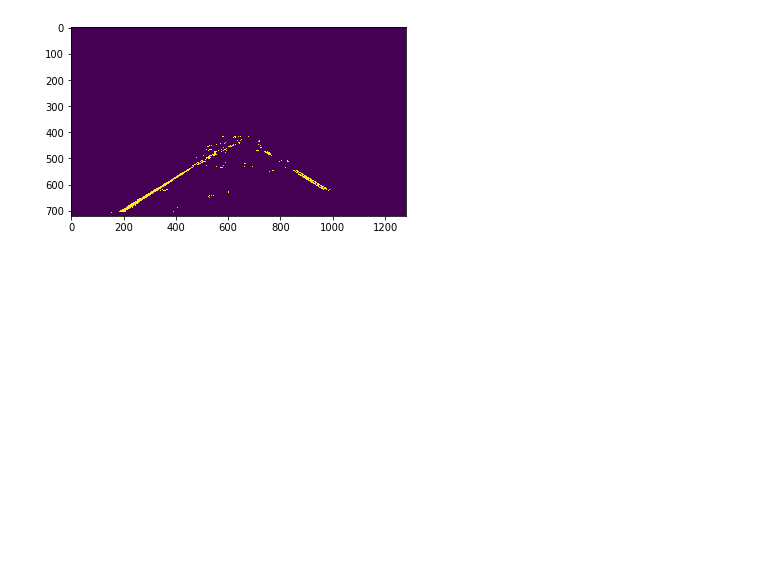
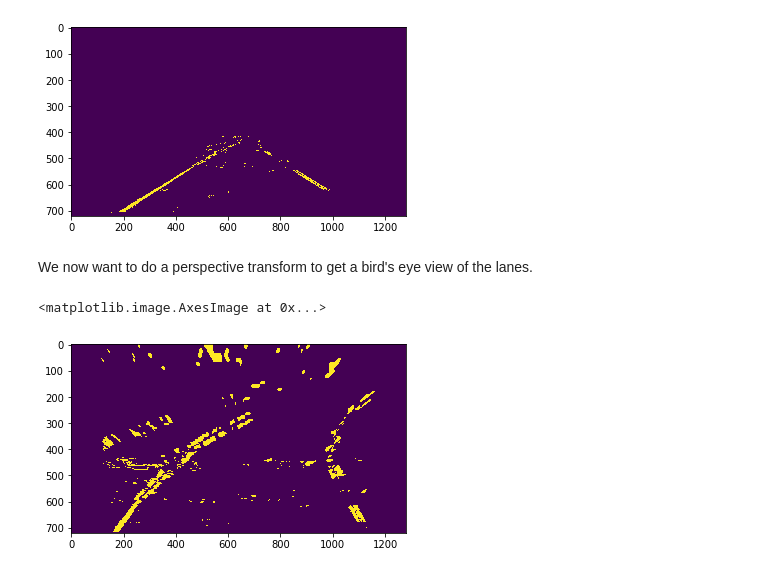
Before and after one commit to joaospinto/CarND-Advanced-Lane-Lines, a Jupyter notebook: Advanced Lane Lines (JSP).ipynb, the cells around one changed output. Drawn from its saved outputs; the diff is of its cells as text; code cells hidden in the pictures; blank space fills up the shorter version.

Commit message:
Added birds eye view.

```diff
--- a/Advanced Lane Lines (JSP).ipynb
+++ b/Advanced Lane Lines (JSP).ipynb
@@ -247,3 +247,18 @@ plt.imshow(ExtractLaneLines(undistorted_img))
 # %% [output]
 <matplotlib.image.AxesImage at 0x...>
 [figure]
+# %% [markdown]
+We now want to do a perspective transform to get a bird's eye view of the lanes.
+# %%
+def GetBirdsEye(to_transform):
+    DY, DX = to_transform.shape[:2]
+    src = np.float32([ [0.10*DX, DY], [0.90*DX, DY], [0.55*DX, 0.58*DY], [0.45*DX, 0.58*DY] ])
+    dst = np.float32([ [0.10*DX, DY], [0.90*DX, DY], [0.90*DX, 0], [0.10*DX, 0.] ])
+    M = cv2.getPerspectiveTransform(src, dst)
+    return cv2.warpPerspective(to_transform, M, (DX, DY))
+
+to_transform = ExtractLaneLines(undistorted_img)
+plt.imshow(GetBirdsEye(to_transform))
+# %% [output]
+<matplotlib.image.AxesImage at 0x...>
+[figure, added]
```
